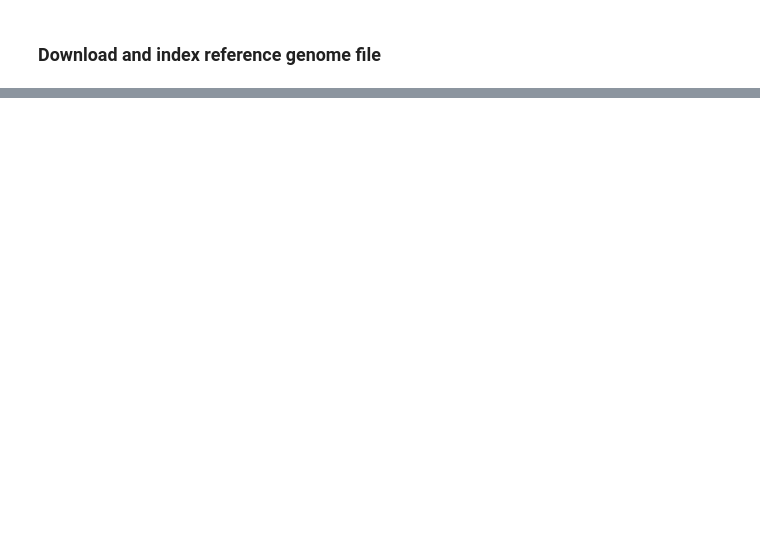
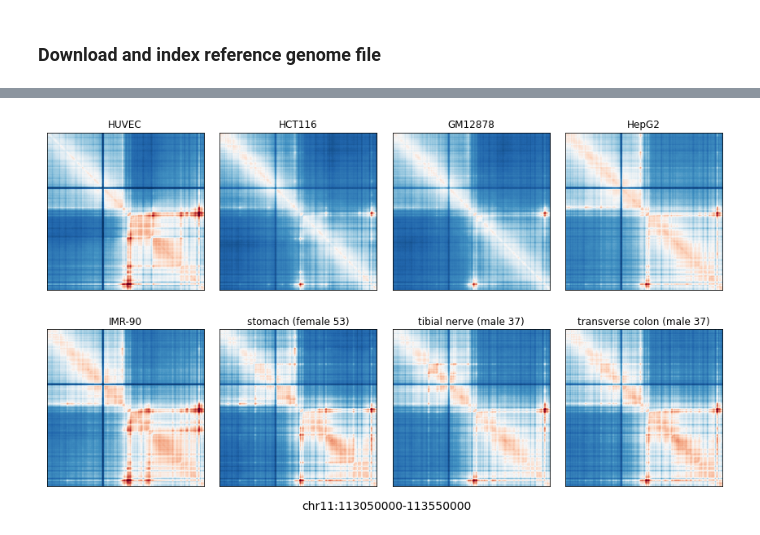
Before and after one commit to liu-bioinfo-lab/EPCOT, a Jupyter notebook: EPCOT_usage.ipynb, the cells around one changed output, grey strips where cells are left out. Drawn from its saved outputs; the diff is of its cells as text; code cells hidden in the pictures; blank space fills up the shorter version.

```diff
--- a/EPCOT_usage.ipynb
+++ b/EPCOT_usage.ipynb
@@ -484,0 +590,45 @@ plt.show()
+# %%
+### regions of interest
+microc_chrom,microc_start,microc_end=['chr11',113000000,113600000]
+# microc_chrom,microc_start,microc_end=['chr11',67000000,67600000]
+tbn_dnase=tbn_tmp_dnase[int(microc_chrom[3:])].toarray().squeeze()
+tc_dnase=trans_colon_dnase[int(microc_chrom[3:])].toarray().squeeze()
+stomach_dnase=stomach_tmp_dnase[int(microc_chrom[3:])].toarray().squeeze()
+pred_microc=predict_microc(microc_model,microc_chrom,microc_start,microc_end,HUVEC_dnase,fasta_extractor)
+pred_microc_huvec=complete_mat(arraytouptri(pred_microc[0].squeeze(),microc_args))
+
+pred_microc=predict_microc(microc_model,microc_chrom,microc_start,microc_end,HCT116_dnase,fasta_extractor)
+pred_microc_hct116=complete_mat(arraytouptri(pred_microc[0].squeeze(),microc_args))
+
+pred_microc=predict_microc(microc_model,microc_chrom,microc_start,microc_end,GM12878_dnase,fasta_extractor)
+pred_microc_gm12878=complete_mat(arraytouptri(pred_microc[0].squeeze(),microc_args))
+
+pred_microc=predict_microc(microc_model,microc_chrom,microc_start,microc_end,HepG2_dnase,fasta_extractor)
+pred_microc_hepg2=complete_mat(arraytouptri(pred_microc[0].squeeze(),microc_args))
+
+pred_microc=predict_microc(microc_model,microc_chrom,microc_start,microc_end,IMR90_dnase,fasta_extractor)
+pred_microc_imr90=complete_mat(arraytouptri(pred_microc[0].squeeze(),microc_args))
+
+pred_microc=predict_microc(microc_model,microc_chrom,microc_start,microc_end,stomach_dnase,fasta_extractor)
+pred_microc_stomach=complete_mat(arraytouptri(pred_microc[0].squeeze(),microc_args))
+
+pred_microc=predict_microc(microc_model,microc_chrom,microc_start,microc_end,tbn_dnase,fasta_extractor)
+pred_microc_tbn=complete_mat(arraytouptri(pred_microc[0].squeeze(),microc_args))
+
+pred_microc=predict_microc(microc_model,microc_chrom,microc_start,microc_end,tc_dnase,fasta_extractor)
+pred_microc_tc=complete_mat(arraytouptri(pred_microc[0].squeeze(),microc_args))
+# %%
+cells=['HUVEC','HCT116','GM12878','HepG2','IMR-90','stomach (female 53)', 'tibial nerve (male 37)','transverse colon (male 37)']
+fig,axs=plt.subplots(2,4,figsize=(12,7))
+microc_mat=[pred_microc_huvec,pred_microc_hct116,pred_microc_gm12878,pred_microc_hepg2,pred_microc_imr90,pred_microc_stomach,pred_microc_tbn,pred_microc_tc]
+for i in range(2):
+    for j in range(4):
+        plot_hic(axs[i,j],microc_mat[i*4+j],vmin=-2,vmax=2)
+        axs[i,j].set_title(cells[i*4+j])
+fig.text(0.5,0.01,'%s:%s-%s'%(microc_chrom,microc_start+50000,microc_end-50000),fontsize=14,ha='center')
+plt.tight_layout()
+plt.show()
+
+### the predicted Micro-C of HCT116 and GM12878 is not in the same scale with other cell/tissue types, so the scale needs to be adjusted in visualization
+# %% [output]
+[figure, added]
```
Also changed, not shown: parts of 80 cells of this notebook.
